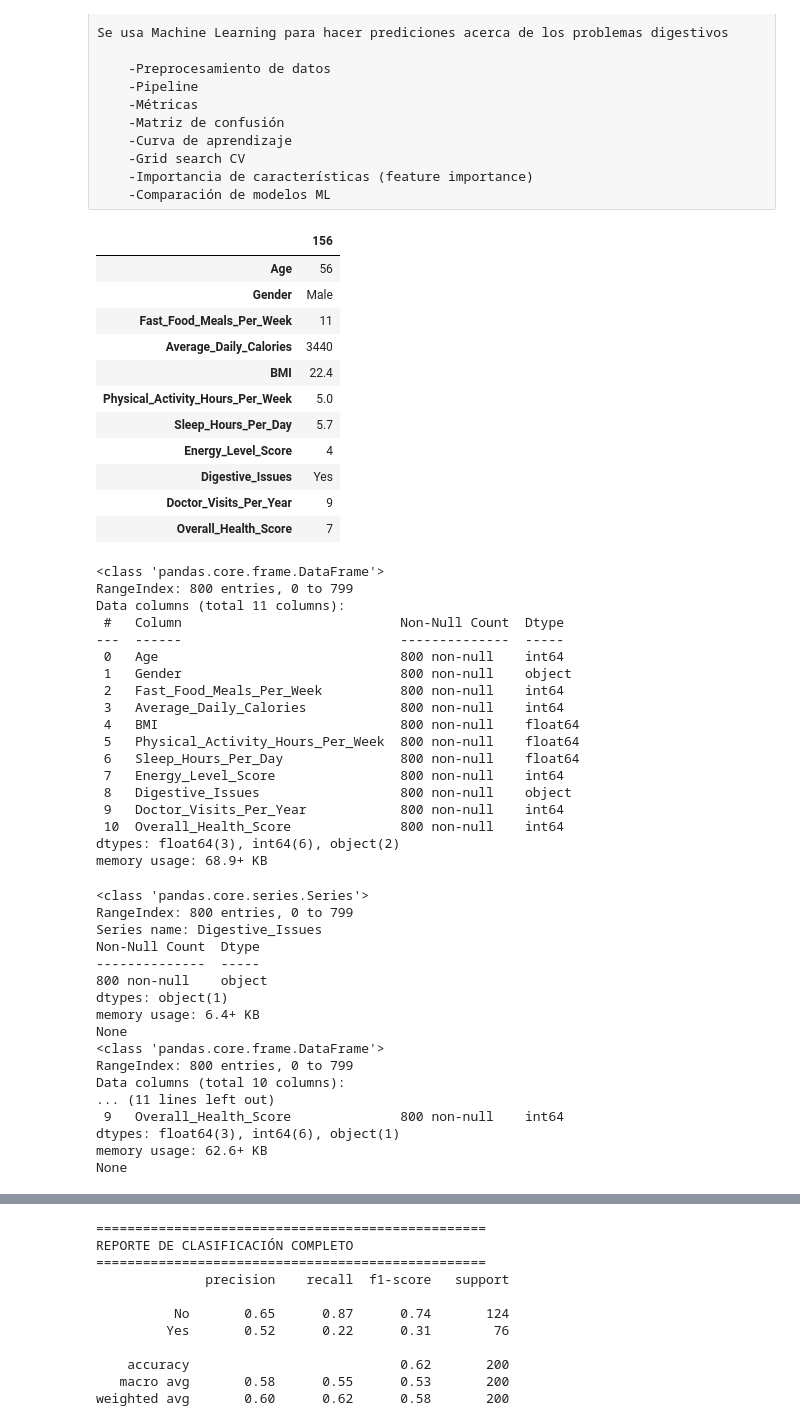
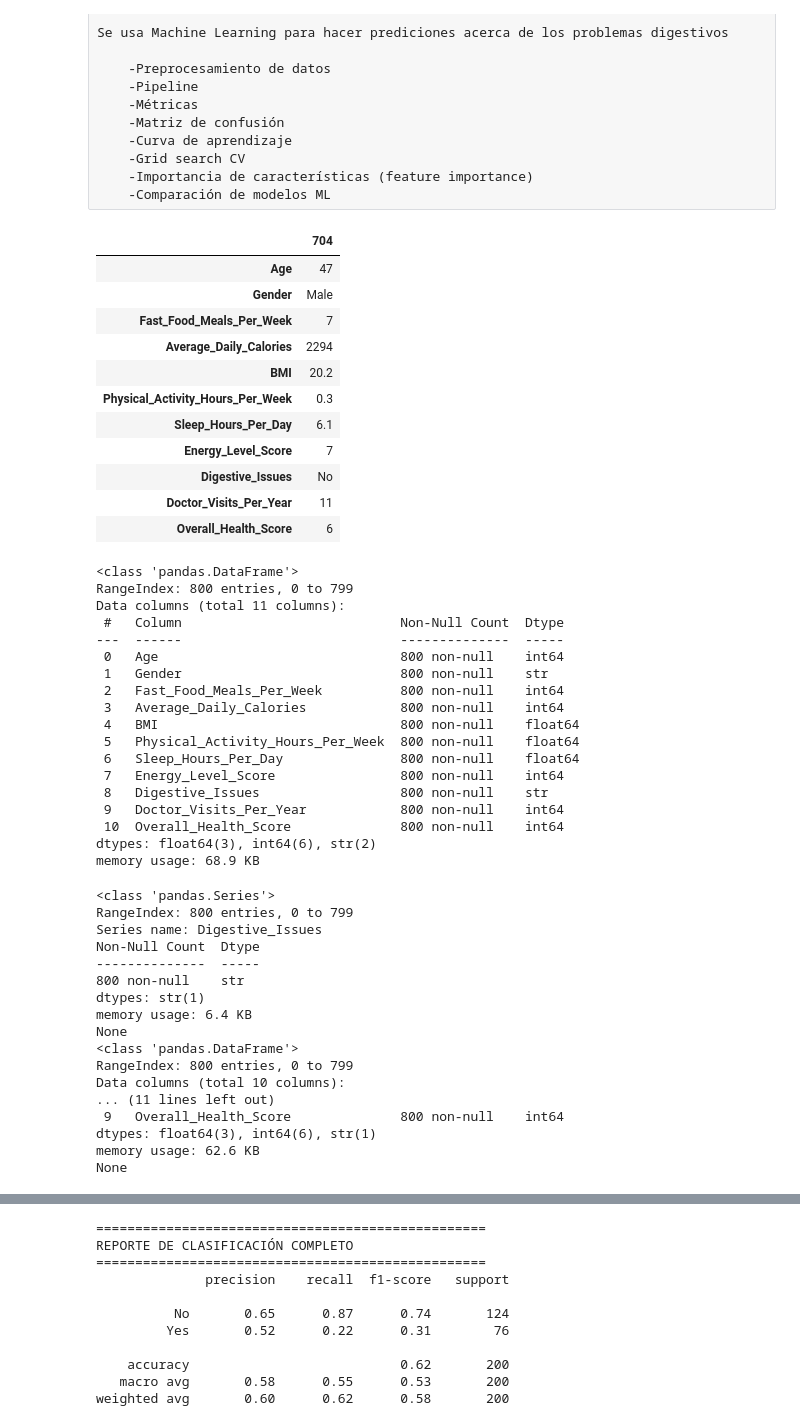
Before and after one commit to ToMaTiSa/Data-analysis, a Jupyter notebook: Fast food/fast_food_ML.ipynb, the cells around one changed output, grey strips where cells are left out. Saved outputs shown, nothing was run; the diff lists cells and outputs as text; code cells hidden in the pictures.

```diff
--- a/Fast food/fast_food_ML.ipynb
+++ b/Fast food/fast_food_ML.ipynb
@@ -32,42 +32,49 @@ from sklearn.linear_model import LogisticRegression
 import warnings
 warnings.filterwarnings('ignore')
 # %%
-df=pd.read_csv('fast_food_consumption_health_impact_dataset.csv')
+import kagglehub
+from pathlib import Path
+
+path = kagglehub.dataset_download("prince7489/fast-food-consumption-and-health-impact-dataset")
+
+file_path= Path(path) /'fast_food_consumption_health_impact_dataset.csv'
+
+df=pd.read_csv(file_path)
 df.sample().transpose()
 # %% [output]
-|  | 156 |
-| Age | 56 |
+|  | 704 |
+| Age | 47 |
 | Gender | Male |
-| Fast_Food_Meals_Per_Week | 11 |
-| Average_Daily_Calories | 3440 |
-| BMI | 22.4 |
-| Physical_Activity_Hours_Per_Week | 5.0 |
-| Sleep_Hours_Per_Day | 5.7 |
-| Energy_Level_Score | 4 |
-| Digestive_Issues | Yes |
-| Doctor_Visits_Per_Year | 9 |
-| Overall_Health_Score | 7 |
+| Fast_Food_Meals_Per_Week | 7 |
+| Average_Daily_Calories | 2294 |
+| BMI | 20.2 |
+| Physical_Activity_Hours_Per_Week | 0.3 |
+| Sleep_Hours_Per_Day | 6.1 |
+| Energy_Level_Score | 7 |
+| Digestive_Issues | No |
+| Doctor_Visits_Per_Year | 11 |
+| Overall_Health_Score | 6 |
 # %%
 df.info()
 # %% [output]
-<class 'pandas.core.frame.DataFrame'>
+<class 'pandas.DataFrame'>
 RangeIndex: 800 entries, 0 to 799
 Data columns (total 11 columns):
  #   Column                            Non-Null Count  Dtype
 ---  ------                            --------------  -----
  0   Age                               800 non-null    int64
- 1   Gender                            800 non-null    object
+ 1   Gender                            800 non-null    str
  2   Fast_Food_Meals_Per_Week          800 non-null    int64
  3   Average_Daily_Calories            800 non-null    int64
  4   BMI                               800 non-null    float64
  5   Physical_Activity_Hours_Per_Week  800 non-null    float64
  6   Sleep_Hours_Per_Day               800 non-null    float64
  7   Energy_Level_Score                800 non-null    int64
- 8   Digestive_Issues                  800 non-null    object
+ 8   Digestive_Issues                  800 non-null    str
  9   Doctor_Visits_Per_Year            800 non-null    int64
  10  Overall_Health_Score              800 non-null    int64
-dtypes: float64(3), int64(6), object(2)
-memory usage: 68.9+ KB
+dtypes: float64(3), int64(6), str(2)
+memory usage: 68.9 KB
 # %%
 ## Preprocesamiento de datos
 target='Digestive_Issues'
@@ -77,22 +84,22 @@ y=df[target]
 print(y.info())
 print(X.info())
 # %% [output]
-<class 'pandas.core.series.Series'>
+<class 'pandas.Series'>
 RangeIndex: 800 entries, 0 to 799
 Series name: Digestive_Issues
 Non-Null Count  Dtype
 --------------  -----
-800 non-null    object
-dtypes: object(1)
-memory usage: 6.4+ KB
+800 non-null    str
+dtypes: str(1)
+memory usage: 6.4 KB
 None
-<class 'pandas.core.frame.DataFrame'>
+<class 'pandas.DataFrame'>
 RangeIndex: 800 entries, 0 to 799
 Data columns (total 10 columns):
 ... (11 lines left out)
  9   Overall_Health_Score              800 non-null    int64
-dtypes: float64(3), int64(6), object(1)
-memory usage: 62.6+ KB
+dtypes: float64(3), int64(6), str(1)
+memory usage: 62.6 KB
 None
 # %%
 X_train, X_test, y_train,y_test=train_test_split(X,y, test_size=0.25, random_state=123, stratify=y)
```
Also changed, not shown: parts of 1 cell of this notebook, 1 other file.
